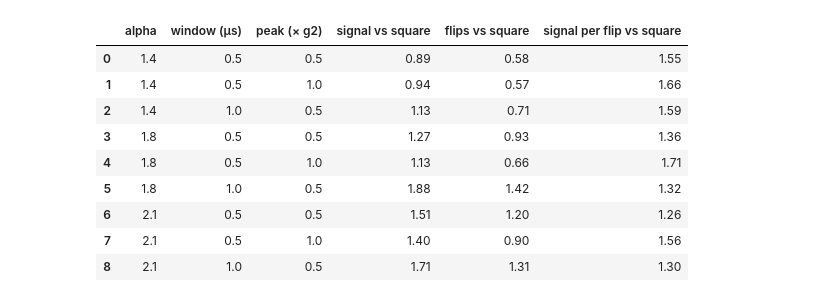
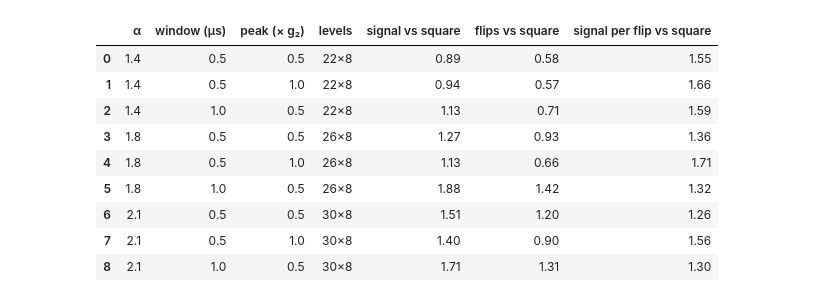
Before and after one commit to pkarakala/duquantum-cat-qubit, a Jupyter notebook: notebooks/09_task_2_4_better_readout.ipynb, the cells around one changed output. Drawn from its saved outputs; the diff is of its cells as text; code cells hidden in the pictures.

```diff
--- a/notebooks/09_task_2_4_better_readout.ipynb
+++ b/notebooks/09_task_2_4_better_readout.ipynb
@@ -5,20 +0,0 @@
-# %%
-import sys, json, glob
-from pathlib import Path
-import pandas as pd
-from IPython.display import Image, display
-ROOT = next(p for p in (Path.cwd(), *Path.cwd().parents) if (p / 'research/s2').is_dir())
-S2 = ROOT / 'results/s2'
-load = lambda pat: [json.loads(Path(f).read_text()) for f in sorted(glob.glob(str(S2 / pat)))]
-show = lambda name, w=750: display(Image(filename=str(ROOT / 'figures/s2' / f'{name}.png'), width=w))
-sys.path.insert(0, str(ROOT))
-from research.s2.common import KAPPA_A
-nominal = lambda d: d['eps_z_over_g2'] == 0 and d['n_th'] == 0 and d['kappa_a'] == KAPPA_A and abs(d['kappa_b'] - 16.3363) < 1e-3
-
-def largest(rows):
-    best = {}
-    for d in rows:
-        k = round(d['alpha'], 2)
-        if k not in best or d['na'] * d['nb'] > best[k]['na'] * best[k]['nb']:
-            best[k] = d
-    return best
@@ -42,18 +51,18 @@ show('slide_readout_error', 650)
 # %%
-opt = [d for d in load('opt_*.json') if not d.get('partial') and d['nb'] >= 8]   # converged truncations only
-pd.DataFrame([{'alpha': d['alpha'], 'window (µs)': d['T'], 'peak (× g2)': d['peak'],
+opt = [d for d in load('opt_*.json') if not d.get('partial') and d['nb'] >= 8]
+pd.DataFrame([{'α': d['alpha'], 'window (µs)': d['T'], 'peak (× g₂)': d['peak'], 'levels': f"{d['na']}×{d['nb']}",
                'signal vs square': round(d['best']['snr'] / d['square']['snr'], 2),
                'flips vs square': round(d['best']['p_flip'] / d['square']['p_flip'], 2),
                'signal per flip vs square': round(d['best']['ratio_vs_square'], 2)}
               for d in sorted(opt, key=lambda d: (d['alpha'], d['T'], d['peak']))])
 # %% [output]
-|  | alpha | window (µs) | peak (× g2) | signal vs square | flips vs square | signal per flip vs square |
-| 0 | 1.4 | 0.5 | 0.5 | 0.89 | 0.58 | 1.55 |
-| 1 | 1.4 | 0.5 | 1.0 | 0.94 | 0.57 | 1.66 |
-| 2 | 1.4 | 1.0 | 0.5 | 1.13 | 0.71 | 1.59 |
-| 3 | 1.8 | 0.5 | 0.5 | 1.27 | 0.93 | 1.36 |
-| 4 | 1.8 | 0.5 | 1.0 | 1.13 | 0.66 | 1.71 |
-| 5 | 1.8 | 1.0 | 0.5 | 1.88 | 1.42 | 1.32 |
-| 6 | 2.1 | 0.5 | 0.5 | 1.51 | 1.20 | 1.26 |
-| 7 | 2.1 | 0.5 | 1.0 | 1.40 | 0.90 | 1.56 |
-| 8 | 2.1 | 1.0 | 0.5 | 1.71 | 1.31 | 1.30 |
+|  | α | window (µs) | peak (× g₂) | levels | signal vs square | flips vs square | signal per flip vs square |
+| 0 | 1.4 | 0.5 | 0.5 | 22×8 | 0.89 | 0.58 | 1.55 |
+| 1 | 1.4 | 0.5 | 1.0 | 22×8 | 0.94 | 0.57 | 1.66 |
+| 2 | 1.4 | 1.0 | 0.5 | 22×8 | 1.13 | 0.71 | 1.59 |
+| 3 | 1.8 | 0.5 | 0.5 | 26×8 | 1.27 | 0.93 | 1.36 |
+| 4 | 1.8 | 0.5 | 1.0 | 26×8 | 1.13 | 0.66 | 1.71 |
+| 5 | 1.8 | 1.0 | 0.5 | 26×8 | 1.88 | 1.42 | 1.32 |
+| 6 | 2.1 | 0.5 | 0.5 | 30×8 | 1.51 | 1.20 | 1.26 |
+| 7 | 2.1 | 0.5 | 1.0 | 30×8 | 1.40 | 0.90 | 1.56 |
+| 8 | 2.1 | 1.0 | 0.5 | 30×8 | 1.71 | 1.31 | 1.30 |
```
Also changed, not shown: parts of 12 cells of this notebook, 13 other files.
